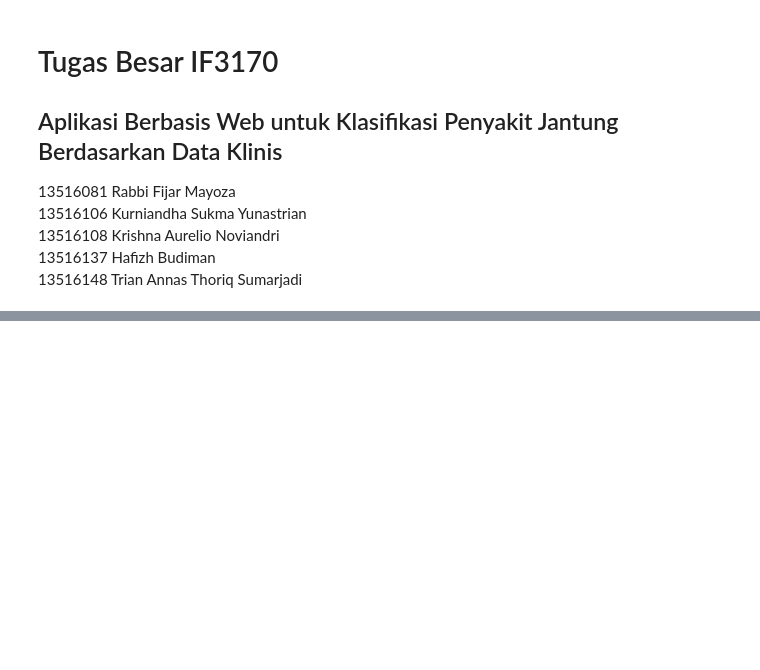
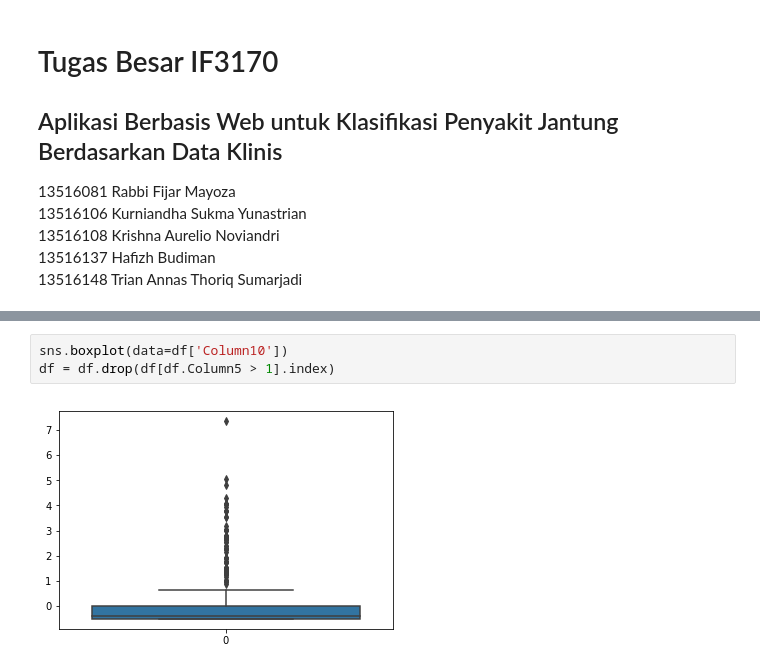
Before and after one commit to neonoia/HeartDisease, a Jupyter notebook: Tubes2A_13516081.ipynb, the cells around one changed output, grey strips where cells are left out. Drawn from its saved outputs; the diff is of its cells as text; blank space fills up the shorter version.

```diff
--- a/Tubes2A_13516081.ipynb
+++ b/Tubes2A_13516081.ipynb
@@ -259,0 +133,5 @@ Recall score:  0.5774647887323944
+# %%
+sns.boxplot(data=df['Column10'])
+df = df.drop(df[df.Column5 > 1].index)
+# %% [output]
+[figure, added]
```
Also changed, not shown: parts of 72 cells of this notebook, 1 other file.
